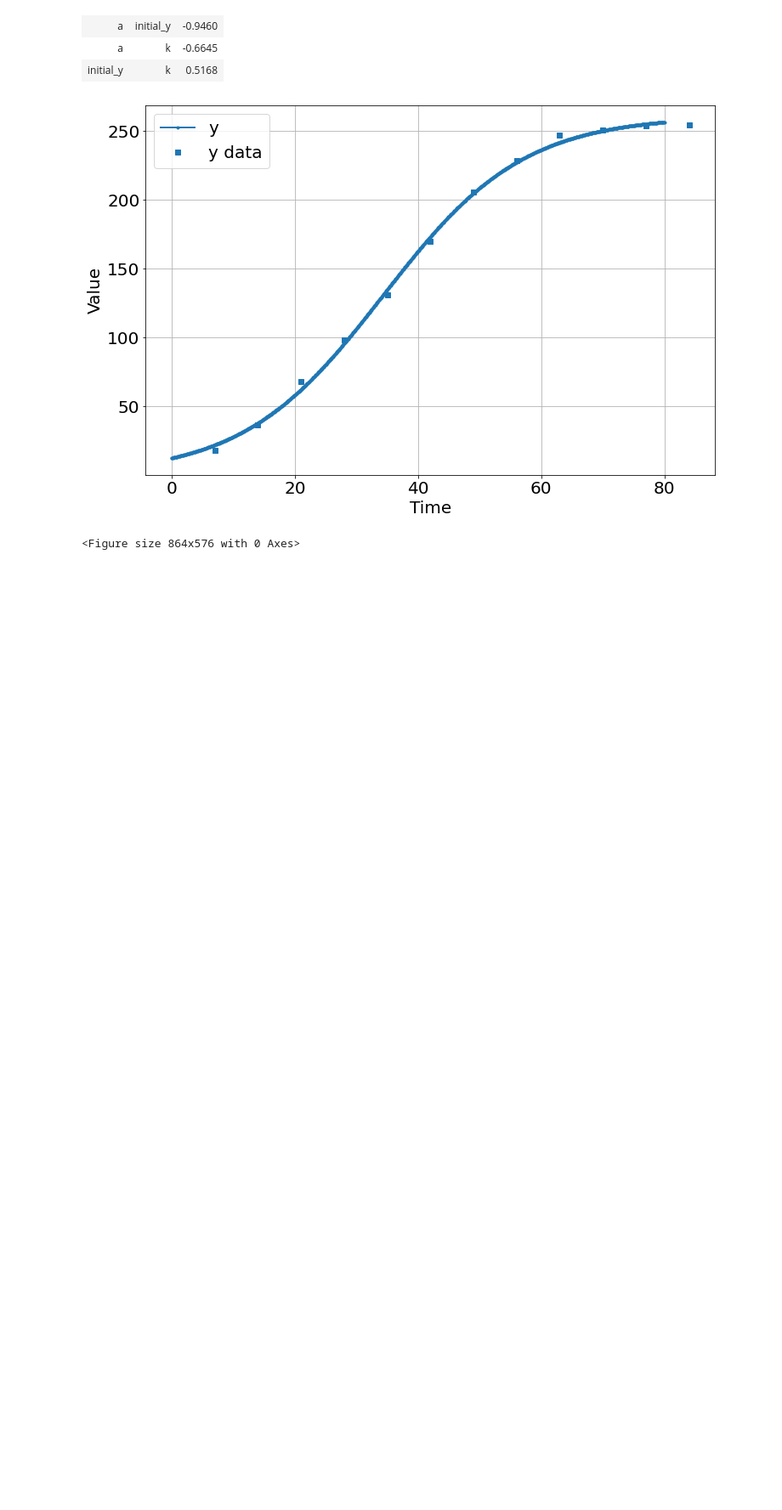
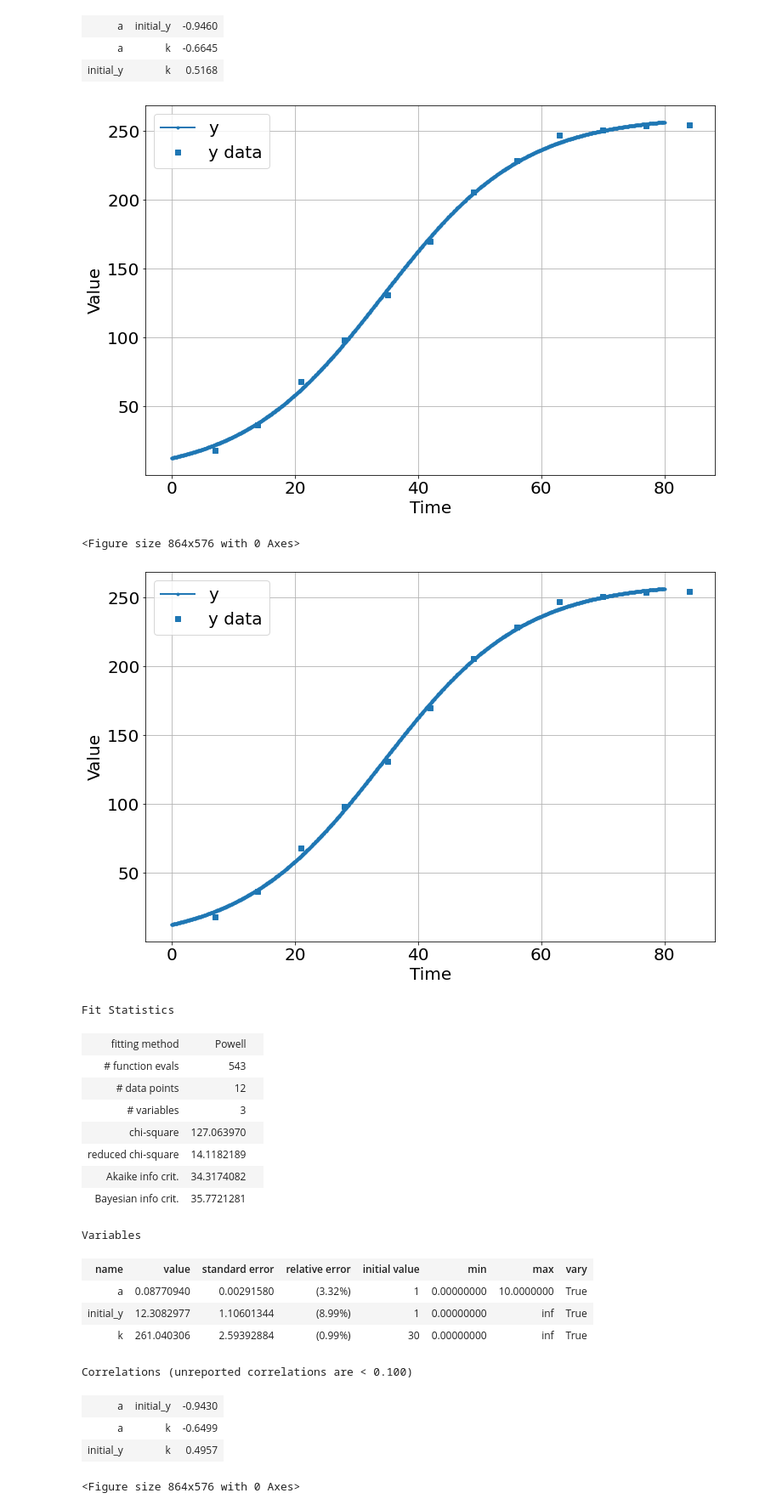
Before and after one commit to bblais/Computer-Programming-for-the-Sciences-Spring-2022, a Jupyter notebook: Sprint #3 - Parameter Fitting and Scientific Questions/2022-03-22 - lmfit with pyndamics.ipynb, the cells around one changed output. Shown: that part at 85% size. Cells and saved outputs as stored; diff of their text form; code cells hidden in the pictures; blank space fills up the shorter version.

```diff
--- a/Sprint #3 - Parameter Fitting and Scientific Questions/2022-03-22 - lmfit with pyndamics.ipynb
+++ b/Sprint #3 - Parameter Fitting and Scientific Questions/2022-03-22 - lmfit with pyndamics.ipynb
@@ -151,3 +153,33 @@ sim.run(80)
 # %% [output]
 [figure]
 <Figure size 864x576 with 0 Axes>
+# %%
+results=fit(sim,
+           Parameter("a",value=1,min=0,max=10),
+           Parameter("initial_y",value=1,min=0),
+           Parameter("k",value=30,min=0),
+            method="Powell"
+           )
+sim.run(80)
+results
+# %% [output]
+[figure, added]
+Fit Statistics
+| fitting method | Powell |  |
+| # function evals | 543 |  |
+| # data points | 12 |  |
+| # variables | 3 |  |
+| chi-square | 127.063970 |  |
+| reduced chi-square | 14.1182189 |  |
+| Akaike info crit. | 34.3174082 |  |
+| Bayesian info crit. | 35.7721281 |  |
+Variables
+| name | value | standard error | relative error | initial value | min | max | vary |
+| a | 0.08770940 | 0.00291580 | (3.32%) | 1 | 0.00000000 | 10.0000000 | True |
+| initial_y | 12.3082977 | 1.10601344 | (8.99%) | 1 | 0.00000000 | inf | True |
+| k | 261.040306 | 2.59392884 | (0.99%) | 30 | 0.00000000 | inf | True |
+Correlations (unreported correlations are < 0.100)
+| a | initial_y | -0.9430 |
+| a | k | -0.6499 |
+| initial_y | k | 0.4957 |
+<Figure size 864x576 with 0 Axes>
```
Also changed, not shown: parts of 1 cell of this notebook, 1 other file.
